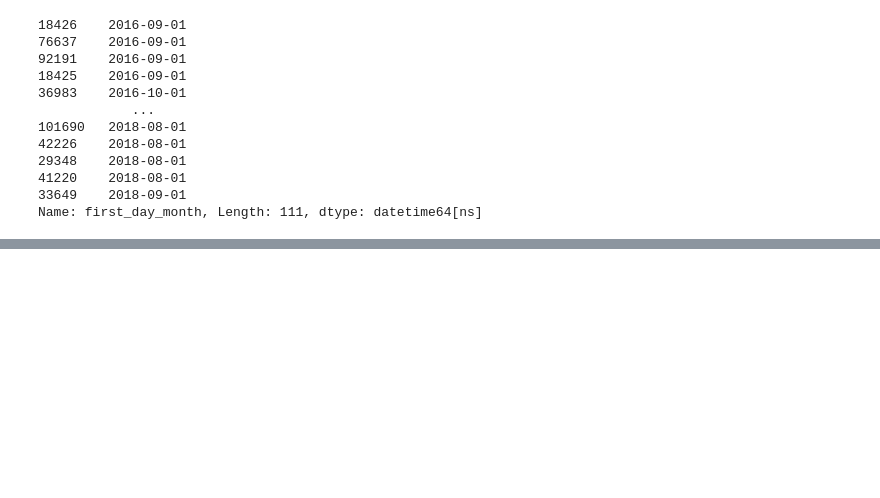
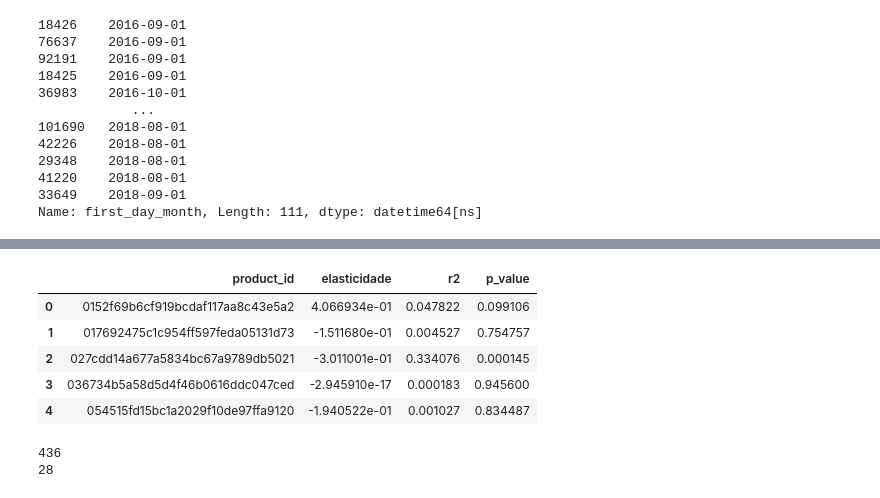
Before and after one commit to diogobueno-analytics/preco-elasticidade-olist, a Jupyter notebook: pricing_elasticity_analysis.ipynb, the cells around one changed output, grey strips where cells are left out. Saved outputs shown, nothing was run; the diff lists cells and outputs as text; code cells hidden in the pictures; blank space fills up the shorter version.

```diff
--- a/pricing_elasticity_analysis.ipynb
+++ b/pricing_elasticity_analysis.ipynb
@@ -183,2 +223,48 @@ df_agg.head()
 # %%
-# Cálculo da Sazonalidade Preço-Demanda
+# Cálculo da Elasticidade Preço-Demanda
+
+# Removendo zeros para não afetar os cálculos
+df_agg = df_agg[(df_agg['log_price'] >0) & (df_agg['log_qty']) >0]
+
+# Aplicação de log para equalizar as diferenças
+df_agg['log_price'] = np.log(df_agg['price'])
+df_agg['log_qty'] = np.log(df_agg['qty_dessazonalizada'])
+
+resultados = []
+
+# Removendo produtos que tem outros pontos de analise no df
+for produto, grupo in df_agg.groupby('product_id'):
+    if len(grupo) <5:
+        continue
+
+    if grupo['log_price'].nunique() < 2:
+        continue
+
+    slope, intercept, r_value, p_value, std_err = stats.linregress(grupo['log_price'], grupo['log_qty'])
+
+    resultados.append({
+        'product_id': produto,
+        'elasticidade': slope,
+        'r2': r_value**2,
+        'p_value': p_value
+    })
+df_elasticidade = pd.DataFrame(resultados)
+# %%
+df_elasticidade.head()
+# %% [output]
+|  | product_id | elasticidade | r2 | p_value |
+| 0 | 0152f69b6cf919bcdaf117aa8c43e5a2 | 4.066934e-01 | 0.047822 | 0.099106 |
+| 1 | 017692475c1c954ff597feda05131d73 | -1.511680e-01 | 0.004527 | 0.754757 |
+| 2 | 027cdd14a677a5834bc67a9789db5021 | -3.011001e-01 | 0.334076 | 0.000145 |
+| 3 | 036734b5a58d5d4f46b0616ddc047ced | -2.945910e-17 | 0.000183 | 0.945600 |
+| 4 | 054515fd15bc1a2029f10de97ffa9120 | -1.940522e-01 | 0.001027 | 0.834487 |
+# %%
+df_confiavel = df_elasticidade[
+    (df_elasticidade['p_value'] < 0.05) &
+    (df_elasticidade['r2'] > 0.3)
+]
+print(len(df_elasticidade))
+print(len(df_confiavel))
+# %% [output]
+436
+28
```
Also changed, not shown: parts of 4 cells of this notebook.
